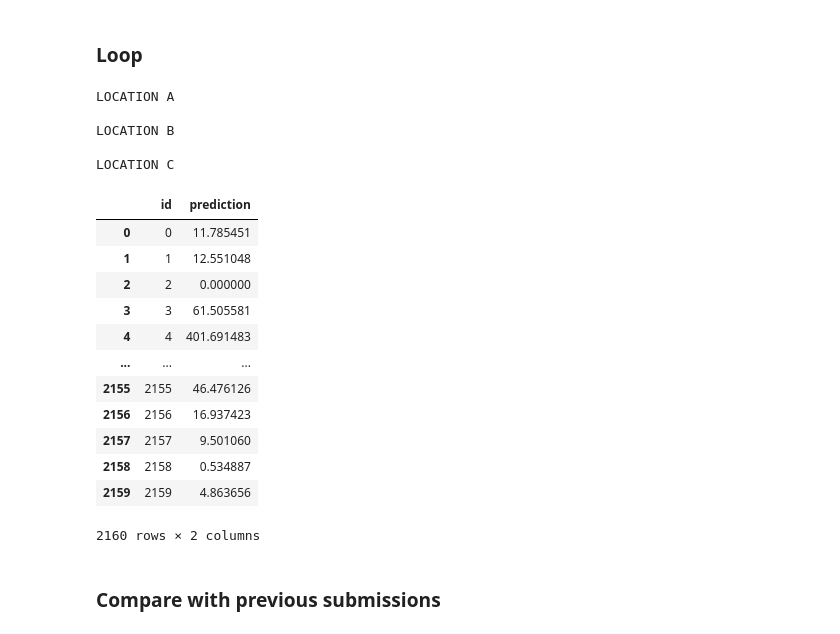
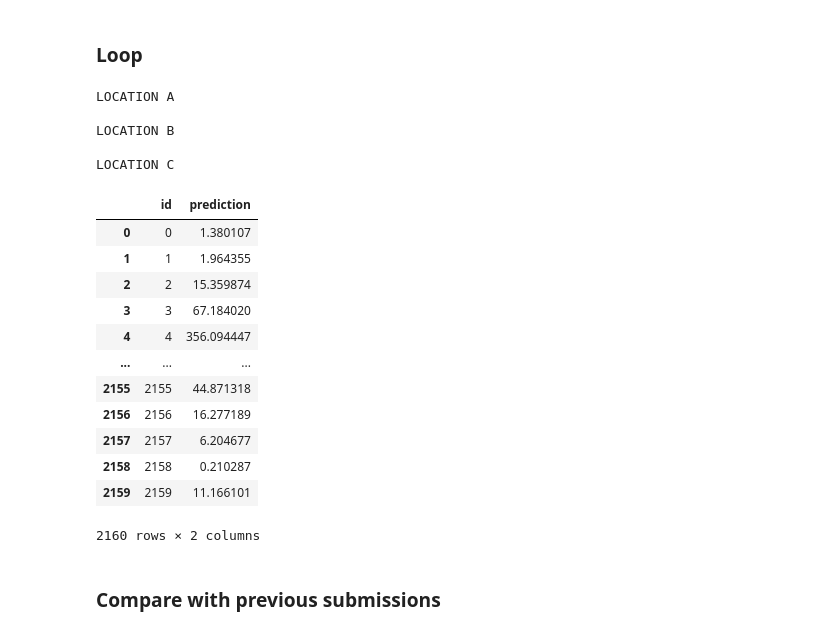
Before and after one commit to hugokerino/Energy-forecasting-NTNU, a Jupyter notebook: data/Noe/Short_notebook_1.ipynb, the cells around one changed output. Cells and saved outputs as stored; diff of their text form; code cells hidden in the pictures.

Commit message:
tweaked parameters of stacked model

```diff
--- a/data/Noe/Short_notebook_1.ipynb
+++ b/data/Noe/Short_notebook_1.ipynb
@@ -1154,7 +1248,7 @@ PREDICTIONS = []
 n_lagged_features = 4
 threshold = 0.9
 
-model_name = 'catboost_kneighbor_dectree_to_lgb_lag4_minmax_FUTURE_v2_'
+model_name = 'catboost_kneighbor_dectree_to_lgb_lag4_minmax_FUTURE_v3_'
 
 for LOCATION in ['A', 'B', 'C']:
 
@@ -1168,44 +1262,44 @@ for LOCATION in ['A', 'B', 'C']:
                                                         normalization = 'minmax',
                                                         date_encoding=True,
                                                         verbose=False)
 
     selected_features = filter_features(selected_features,'__p') # remove features at t=0
 
     X_Test = X_Test_full[selected_features].astype('float32')
     # Predict on the X_test_estimated dataset
     Y_test_estimated = pd.DataFrame()
     # Make predictions every 15 minutes
     pv_measurement =  model.predict(X_Test)
     pv_measurement[pv_measurement<0]=0
     Y_test_estimated['prediction'] = pv_measurement
     # Select only the predictions at round hours
     Y_test_estimated['time'] = X_Test_full['date_forecast'].reset_index(drop=True)
     Y_test_estimated_round = select_o_clock(Y_test_estimated,'time')
     PREDICTIONS.append(Y_test_estimated_round['prediction'])
 
 # Concatenate all 3 predictions
 submission = pd.concat(PREDICTIONS).reset_index()
 # Add id colum
 submission['id'] = submission.index
 submission[['id','prediction']]
 # %% [output]
 LOCATION A
 
 LOCATION B
 
 LOCATION C
 |  | id | prediction |
-| 0 | 0 | 11.785451 |
-| 1 | 1 | 12.551048 |
-| 2 | 2 | 0.000000 |
-| 3 | 3 | 61.505581 |
-| 4 | 4 | 401.691483 |
+| 0 | 0 | 1.380107 |
+| 1 | 1 | 1.964355 |
+| 2 | 2 | 15.359874 |
+| 3 | 3 | 67.184020 |
+| 4 | 4 | 356.094447 |
 | ... | ... | ... |
-| 2155 | 2155 | 46.476126 |
-| 2156 | 2156 | 16.937423 |
-| 2157 | 2157 | 9.501060 |
-| 2158 | 2158 | 0.534887 |
-| 2159 | 2159 | 4.863656 |
+| 2155 | 2155 | 44.871318 |
+| 2156 | 2156 | 16.277189 |
+| 2157 | 2157 | 6.204677 |
+| 2158 | 2158 | 0.210287 |
+| 2159 | 2159 | 11.166101 |
 2160 rows × 2 columns
 # %%
 # SAVE TO CSV
```
Also changed, not shown: parts of 4 cells of this notebook, 1 other file.
